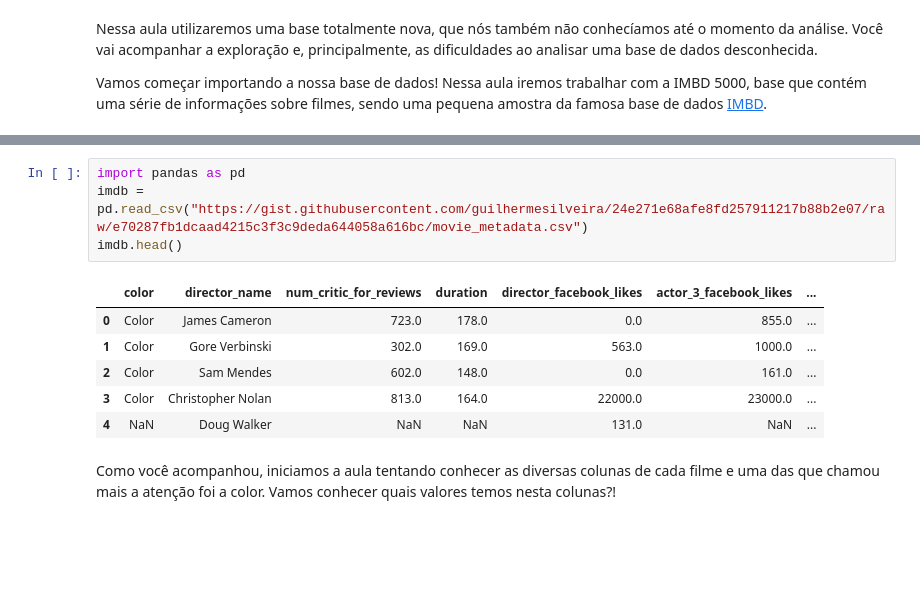
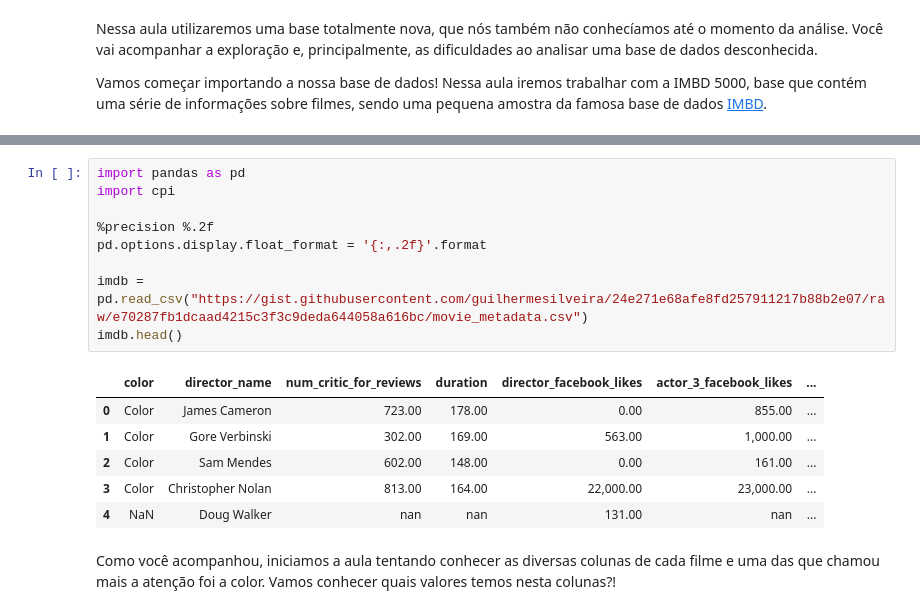
Before and after one commit to luccasPh/curso-data-science, a Jupyter notebook: QuarentenaDados_aula03.ipynb, the cells around one changed output, grey strips where cells are left out. Cells and saved outputs as stored; diff of their text form; blank space fills up the shorter version.

```diff
--- a/QuarentenaDados_aula03.ipynb
+++ b/QuarentenaDados_aula03.ipynb
@@ -11,14 +26,19 @@ Vamos começar importando a nossa base de dados! Nessa aula iremos trabalhar com
 # %%
 import pandas as pd
+import cpi
+
+%precision %.2f
+pd.options.display.float_format = '{:,.2f}'.format
+
 imdb = pd.read_csv("https://gist.githubusercontent.com/guilhermesilveira/24e271e68afe8fd257911217b88b2e07/raw/e70287fb1dcaad4215c3f3c9deda644058a616bc/movie_metadata.csv")
 imdb.head()
 # %% [output]
 |  | color | director_name | num_critic_for_reviews | duration | director_facebook_likes | actor_3_facebook_likes | ... |
-| 0 | Color | James Cameron | 723.0 | 178.0 | 0.0 | 855.0 | ... |
-| 1 | Color | Gore Verbinski | 302.0 | 169.0 | 563.0 | 1000.0 | ... |
-| 2 | Color | Sam Mendes | 602.0 | 148.0 | 0.0 | 161.0 | ... |
-| 3 | Color | Christopher Nolan | 813.0 | 164.0 | 22000.0 | 23000.0 | ... |
-| 4 | NaN | Doug Walker | NaN | NaN | 131.0 | NaN | ... |
+| 0 | Color | James Cameron | 723.00 | 178.00 | 0.00 | 855.00 | ... |
+| 1 | Color | Gore Verbinski | 302.00 | 169.00 | 563.00 | 1,000.00 | ... |
+| 2 | Color | Sam Mendes | 602.00 | 148.00 | 0.00 | 161.00 | ... |
+| 3 | Color | Christopher Nolan | 813.00 | 164.00 | 22,000.00 | 23,000.00 | ... |
+| 4 | NaN | Doug Walker | nan | nan | 131.00 | nan | ... |
 # %% [markdown]
 Como você acompanhou, iniciamos a aula tentando conhecer as diversas colunas de cada filme e uma das que chamou mais a atenção foi a color. Vamos conhecer quais valores temos nesta colunas?!
 # %%
```
Also changed, not shown: parts of 20 cells of this notebook.
